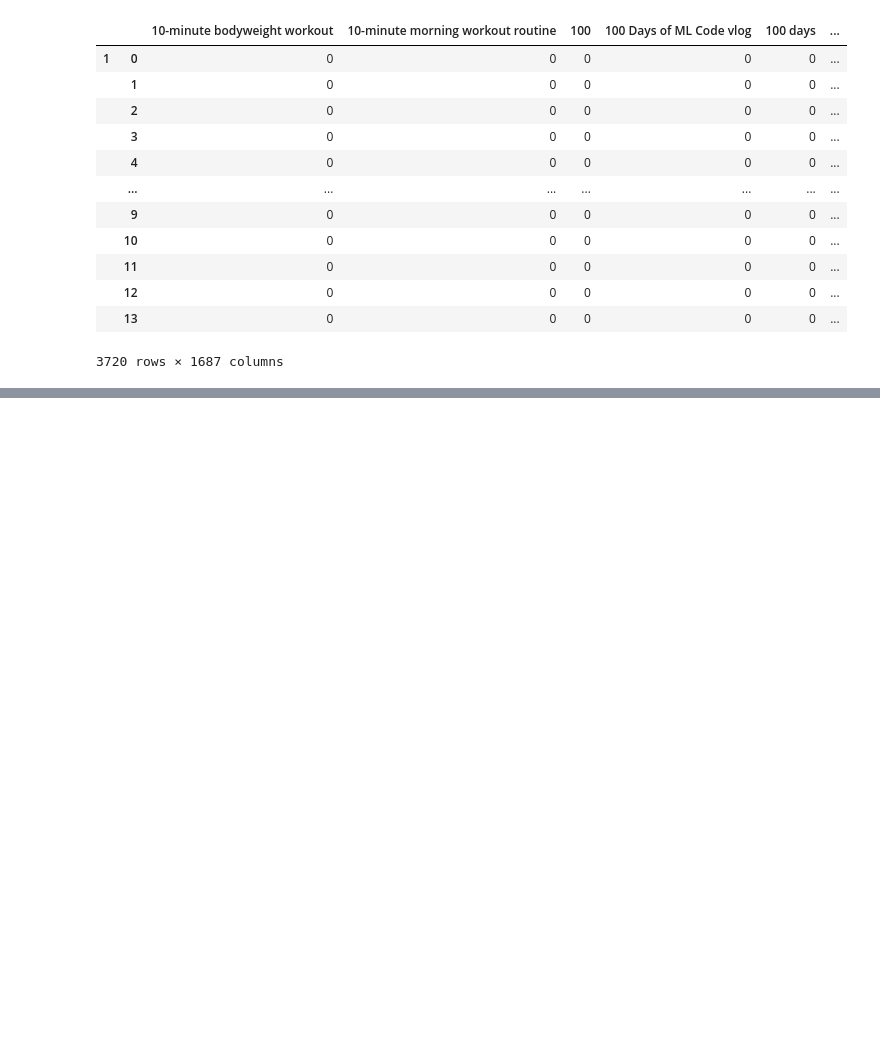
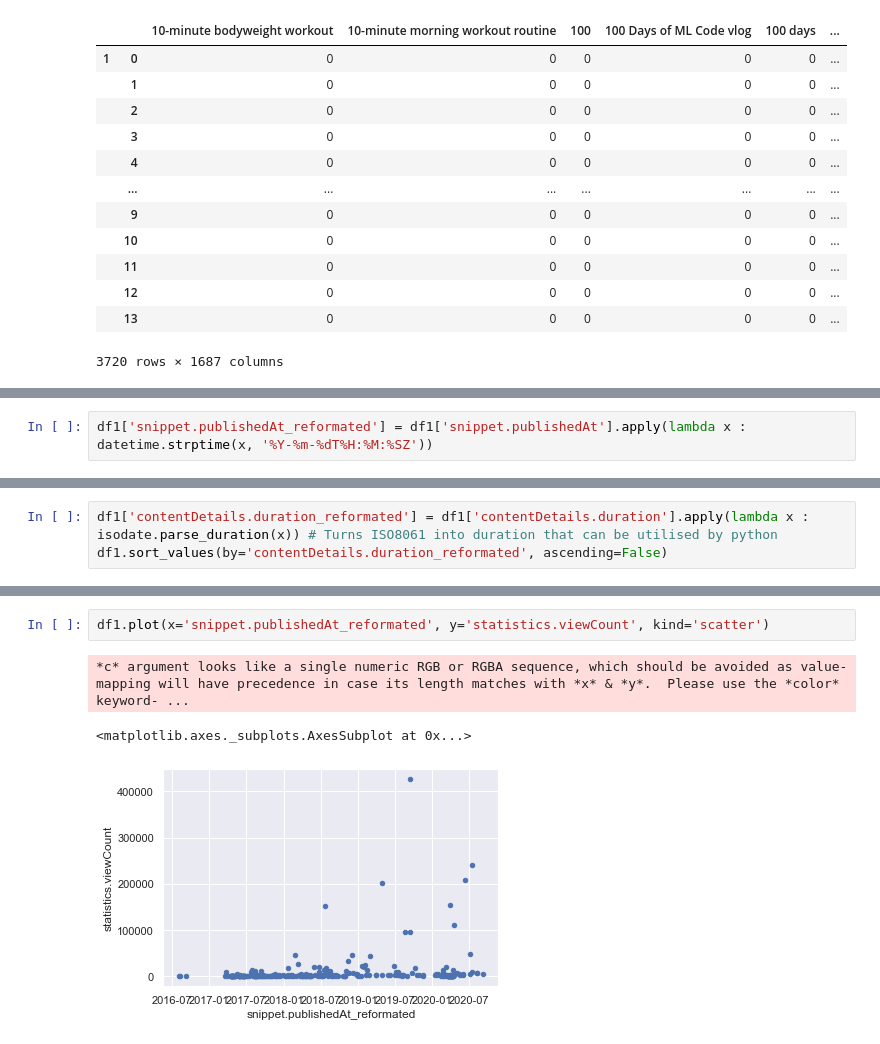
Before and after one commit to shivan-s/MrBourkeYoutubeStats, a Jupyter notebook: MrBourkeYoutubeStats.ipynb, the cells around one changed output, grey strips where cells are left out. Cells and saved outputs as stored; diff of their text form; blank space fills up the shorter version.

```diff
--- a/MrBourkeYoutubeStats.ipynb
+++ b/MrBourkeYoutubeStats.ipynb
@@ -444,0 +433,2 @@ Name: snippet.publishedAt, Length: 252, dtype: object
+# %%
+df1['snippet.publishedAt_reformated'] = df1['snippet.publishedAt'].apply(lambda x : datetime.strptime(x, '%Y-%m-%dT%H:%M:%SZ'))
@@ -444,0 +453,3 @@ Name: snippet.publishedAt, Length: 252, dtype: object
+# %%
+df1['contentDetails.duration_reformated'] = df1['contentDetails.duration'].apply(lambda x : isodate.parse_duration(x)) # Turns ISO8061 into duration that can be utilised by python
+df1.sort_values(by='contentDetails.duration_reformated', ascending=False)
@@ -444,0 +484,6 @@ Name: snippet.publishedAt, Length: 252, dtype: object
+# %%
+df1.plot(x='snippet.publishedAt_reformated', y='statistics.viewCount', kind='scatter')
+# %% [output]
+*c* argument looks like a single numeric RGB or RGBA sequence, which should be avoided as value-mapping will have precedence in case its length matches with *x* & *y*.  Please use the *color* keyword- ...
+<matplotlib.axes._subplots.AxesSubplot at 0x...>
+[figure, added]
```
Also changed, not shown: parts of 22 cells of this notebook.
